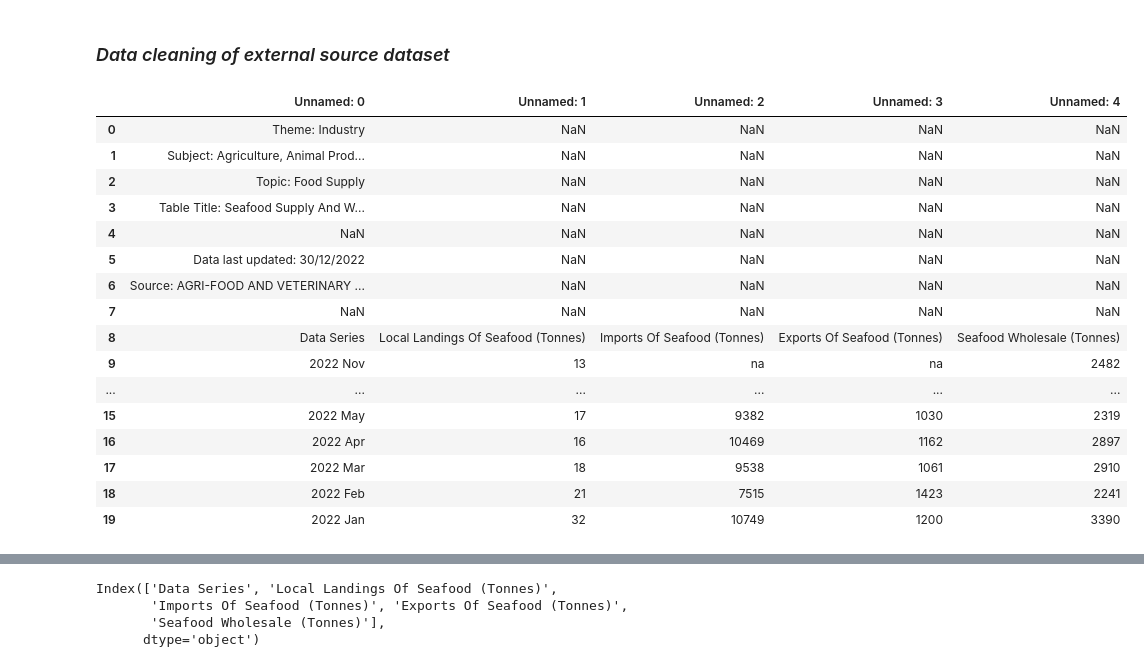
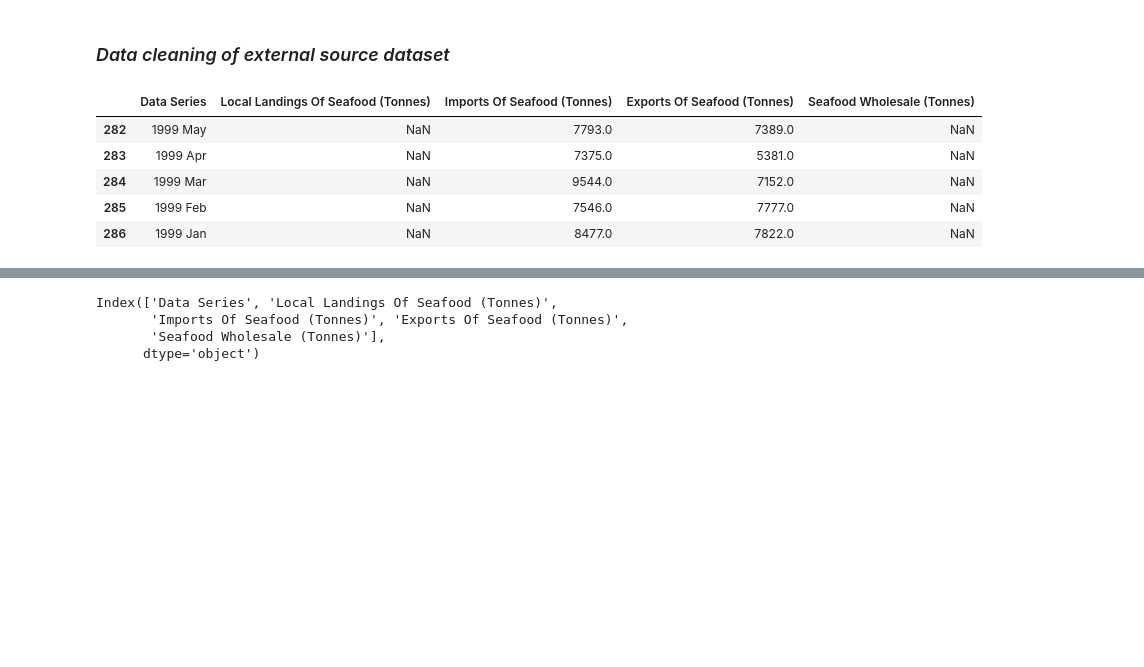
Before and after one commit to Lzwk16/project-submissions, a Jupyter notebook: project-1/code/Project_1.ipynb, the cells around one changed output, grey strips where cells are left out. Saved outputs shown, nothing was run; the diff lists cells and outputs as text; code cells hidden in the pictures; blank space fills up the shorter version.

```diff
--- a/project-1/code/Project_1.ipynb
+++ b/project-1/code/Project_1.ipynb
@@ -1126,25 +1126,14 @@ plt.show()
 # %% [markdown]
 ### *Data cleaning of external source dataset*
 # %%
-#read csv file and print first 20 rows
-seafood = pd.read_csv('../data/SG-seafood-supply.csv')
-seafood.head(20)
+#read csv file and print last 5 rows
+seafood = pd.read_csv('../data/SG-seafood-supply.csv', header=9, na_values=['na'], skipfooter=25, engine='python')
+seafood.tail(5)
 # %% [output]
-|  | Unnamed: 0 | Unnamed: 1 | Unnamed: 2 | Unnamed: 3 | Unnamed: 4 |
-| 0 | Theme: Industry | NaN | NaN | NaN | NaN |
-| 1 | Subject: Agriculture, Animal Prod... | NaN | NaN | NaN | NaN |
-| 2 | Topic: Food Supply | NaN | NaN | NaN | NaN |
-| 3 | Table Title: Seafood Supply And W... | NaN | NaN | NaN | NaN |
-| 4 | NaN | NaN | NaN | NaN | NaN |
-| 5 | Data last updated: 30/12/2022 | NaN | NaN | NaN | NaN |
-| 6 | Source: AGRI-FOOD AND VETERINARY ... | NaN | NaN | NaN | NaN |
-| 7 | NaN | NaN | NaN | NaN | NaN |
-| 8 | Data Series | Local Landings Of Seafood (Tonnes) | Imports Of Seafood (Tonnes) | Exports Of Seafood (Tonnes) | Seafood Wholesale (Tonnes) |
-| 9 | 2022 Nov | 13 | na | na | 2482 |
-| ... | ... | ... | ... | ... | ... |
-| 15 | 2022 May | 17 | 9382 | 1030 | 2319 |
-| 16 | 2022 Apr | 16 | 10469 | 1162 | 2897 |
-| 17 | 2022 Mar | 18 | 9538 | 1061 | 2910 |
-| 18 | 2022 Feb | 21 | 7515 | 1423 | 2241 |
-| 19 | 2022 Jan | 32 | 10749 | 1200 | 3390 |
+|  | Data Series | Local Landings Of Seafood (Tonnes) | Imports Of Seafood (Tonnes) | Exports Of Seafood (Tonnes) | Seafood Wholesale (Tonnes) |
+| 282 | 1999 May | NaN | 7793.0 | 7389.0 | NaN |
+| 283 | 1999 Apr | NaN | 7375.0 | 5381.0 | NaN |
+| 284 | 1999 Mar | NaN | 9544.0 | 7152.0 | NaN |
+| 285 | 1999 Feb | NaN | 7546.0 | 7777.0 | NaN |
+| 286 | 1999 Jan | NaN | 8477.0 | 7822.0 | NaN |
 # %%
```
Also changed, not shown: parts of 12 cells of this notebook.
